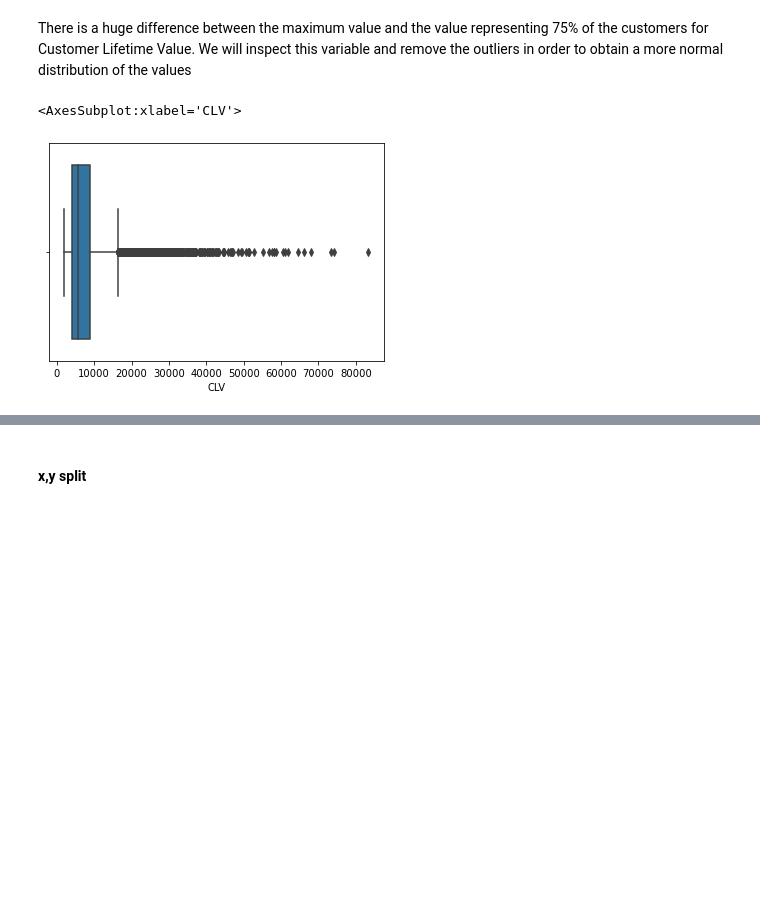
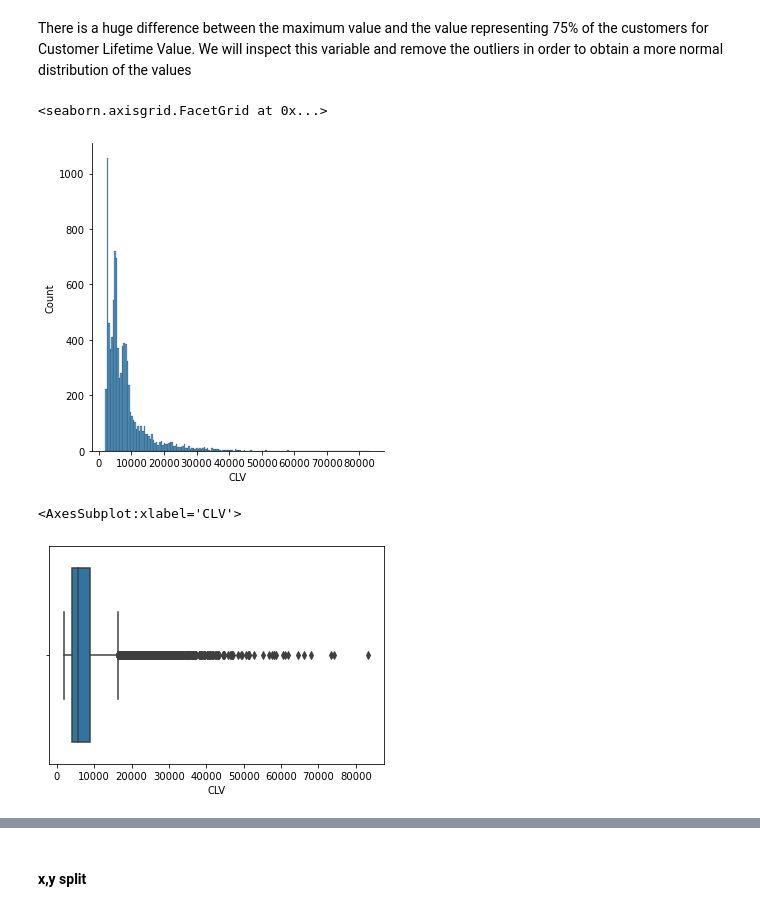
Before and after one commit to mbescansa/lab-customer-analysis-final-round, a Jupyter notebook: Final_Round.ipynb, the cells around one changed output, grey strips where cells are left out. Drawn from its saved outputs; the diff is of its cells as text; code cells hidden in the pictures; blank space fills up the shorter version.

```diff
--- a/Final_Round.ipynb
+++ b/Final_Round.ipynb
@@ -147,11 +147,15 @@ plt.show()
 There is a huge difference between the maximum value and the value representing 75% of the customers for Customer Lifetime Value. We will inspect this variable and remove the outliers in order to obtain a more normal distribution of the values
 # %%
 # Dealing with outliers.
+sns.displot(data['CLV'])
+plt.show()
 sns.boxplot(x=data['CLV'])
 plt.show()
 # %% [output]
-<AxesSubplot:xlabel='CLV'>
+<seaborn.axisgrid.FacetGrid at 0x...>
-[figure, old version]
+[figure, new version]
+<AxesSubplot:xlabel='CLV'>
+[figure, added]
 # %%
 iqr = np.percentile(data['CLV'],75) - np.percentile(data['CLV'],25)
 upper_limit = np.percentile(data['CLV'],75) + 1.5*iqr
```
Also changed, not shown: parts of 3 cells of this notebook.
